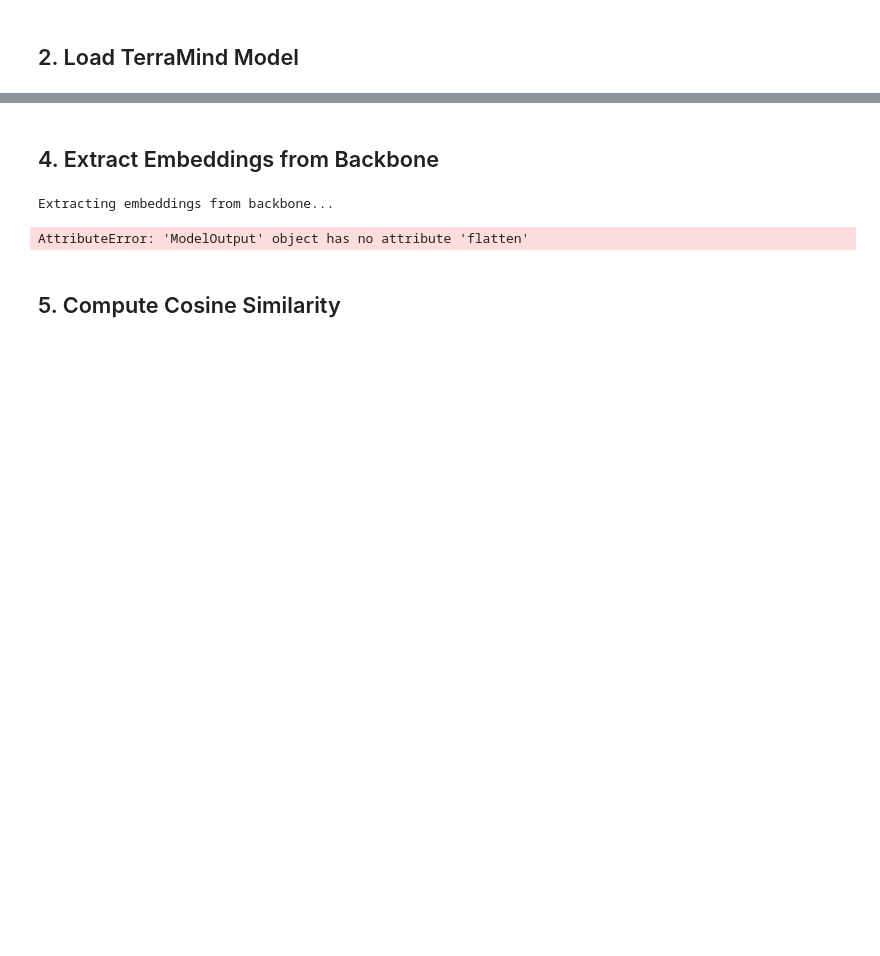
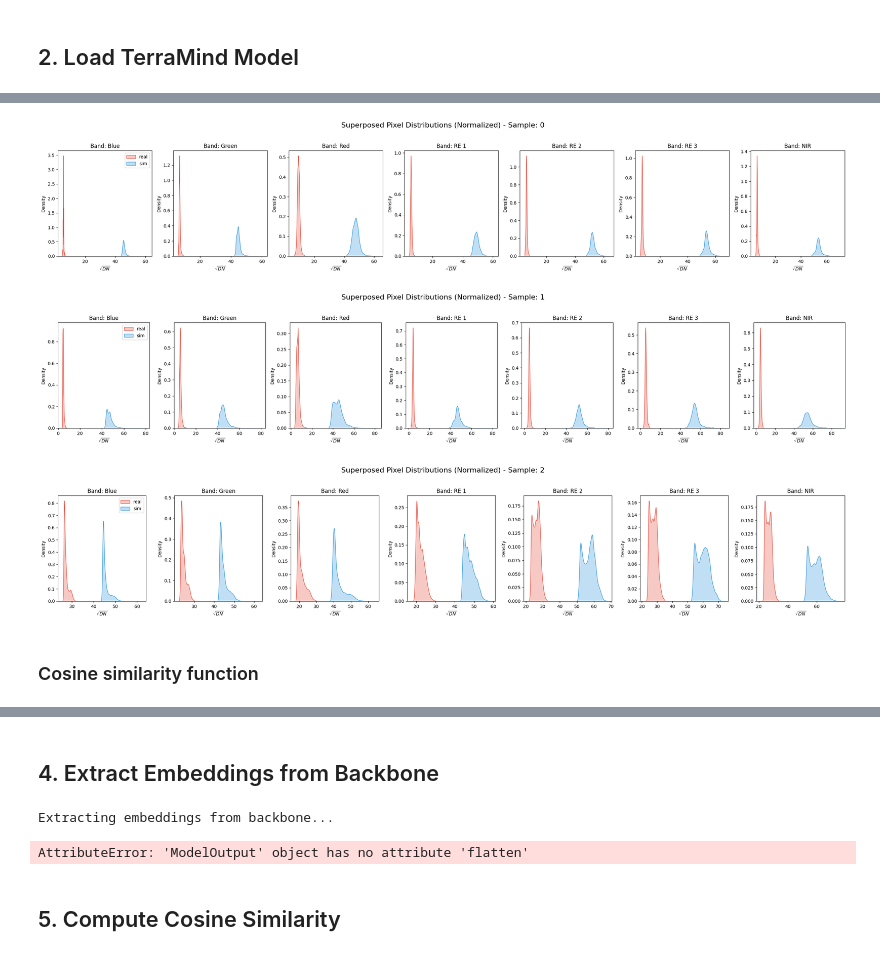
Before and after one commit to elucas0/terra-sat-drift, a Jupyter notebook: terramind_embedding_comparison.ipynb, the cells around one changed output, grey strips where cells are left out. Cells and saved outputs as stored; diff of their text form; code cells hidden in the pictures; blank space fills up the shorter version.

```diff
--- a/terramind_embedding_comparison.ipynb
+++ b/terramind_embedding_comparison.ipynb
@@ -69,0 +176,56 @@ Model ready for inference
+# %%
+import seaborn as sns
+import matplotlib.pyplot as plt
+import numpy as np
+
+def plot_superposed_histograms(triplet, idx):
+    # On compare les 7 bandes communes (B02 à B08)
+    fig, axes = plt.subplots(1, 7, figsize=(25, 5))
+    band_names = ['Blue', 'Green', 'Red', 'RE 1', 'RE 2', 'RE 3', 'NIR']
+    colors = {'real': '#e74c3c', 'sim': '#3498db', 's2b': '#2ecc71'}
+
+    for b in range(7):
+        ax = axes[b]
+
+        for key in ['real', 'sim']:
+            # 1. Alignement des indices
+            # S2B commence à 0, PhiSat (real/sim) commence à 1 car index 0 = PAN
+            idx_band = b if key == 's2b' else b + 1
+            data = triplet[key][idx][idx_band].numpy().flatten()
+
+            # 2. Prétraitement recommandé
+            # Transformation racine carrée pour normaliser la distribution
+            data_proc = np.sqrt(np.maximum(data, 0))
+
+            # 3. Clipping physique (98th percentile)
+            clip_val = 38.729 if key == 'real' else 100.0
+            data_proc = np.clip(data_proc, 0, clip_val)
+
+            # 4. Tracé superposé
+            sns.kdeplot(
+                data_proc,
+                ax=ax,
+                fill=True,
+                color=colors[key],
+                label=key,
+                alpha=0.3
+            )
+
+        ax.set_title(f"Band: {band_names[b]}")
+        ax.set_xlabel("$\sqrt{DN}$")
+        if b == 0:
+            ax.legend()
+
+    plt.suptitle(f"Superposed Pixel Distributions (Normalized) - Sample: {idx}", fontsize=16)
+    plt.tight_layout(rect=[0, 0.03, 1, 0.95])
+    plt.show()
+
+# Exécution
+for idx in range(len(sample_indices)):
+    plot_superposed_histograms(triplets, idx)
+# %% [output]
+[figure, added]
+[figure, added]
+[figure, added]
+# %% [markdown]
+### Cosine similarity function
```
Also changed, not shown: parts of 16 cells of this notebook, 17 other files.
